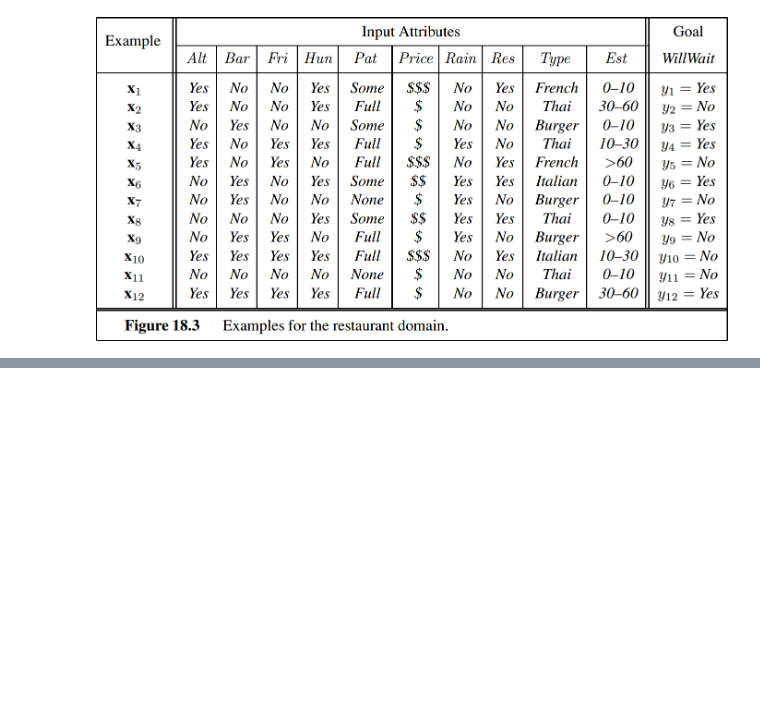
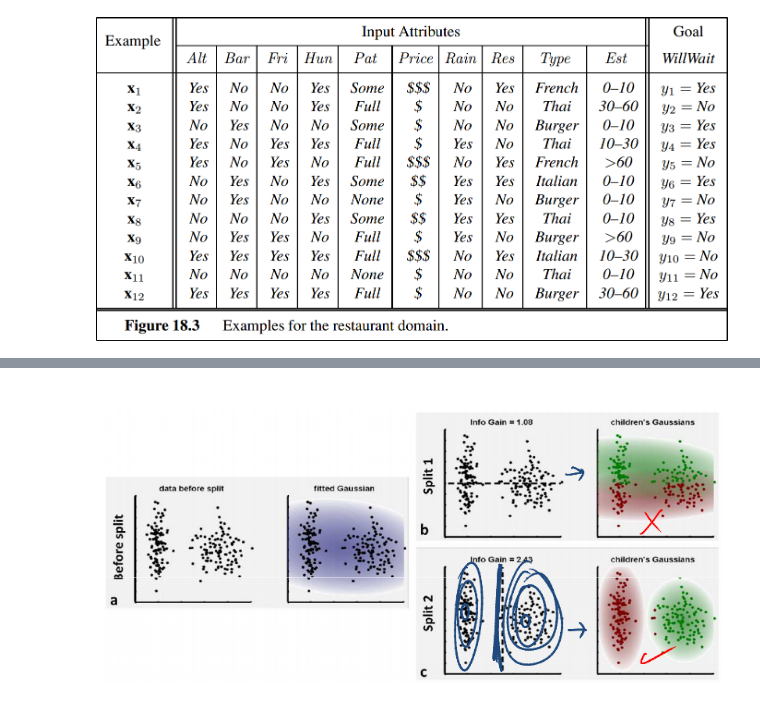
Before and after one commit to rmania/datascience, a Jupyter notebook: ubc_ml/07_decision_trees.ipynb, the cells around one changed output, grey strips where cells are left out. Saved outputs shown, nothing was run; the diff lists cells and outputs as text; code cells hidden in the pictures; blank space fills up the shorter version.

Commit message:
GP split to be elaborated

```diff
--- a/ubc_ml/07_decision_trees.ipynb
+++ b/ubc_ml/07_decision_trees.ipynb
@@ -186,0 +218,4 @@ def information_gain(data, attr, target_attr):
+# %%
+Image(PATH + 'gaussian_split_trees.png')
+# %% [output]
+[figure, added]
```
Also changed, not shown: parts of 7 cells of this notebook.
